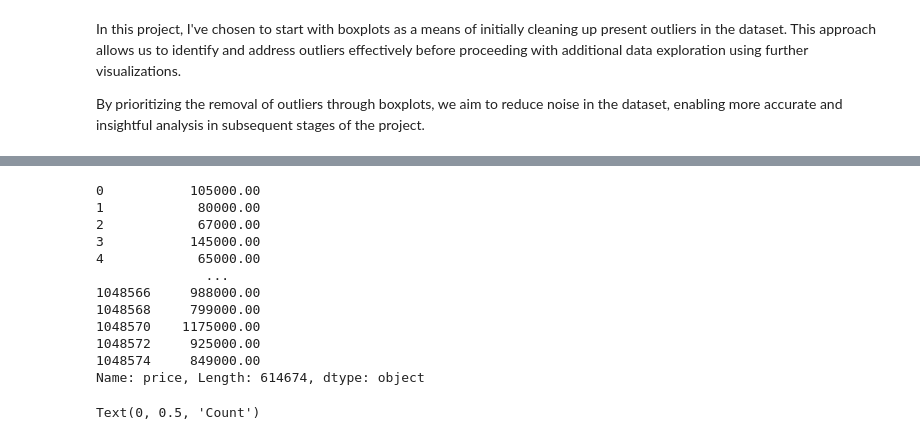
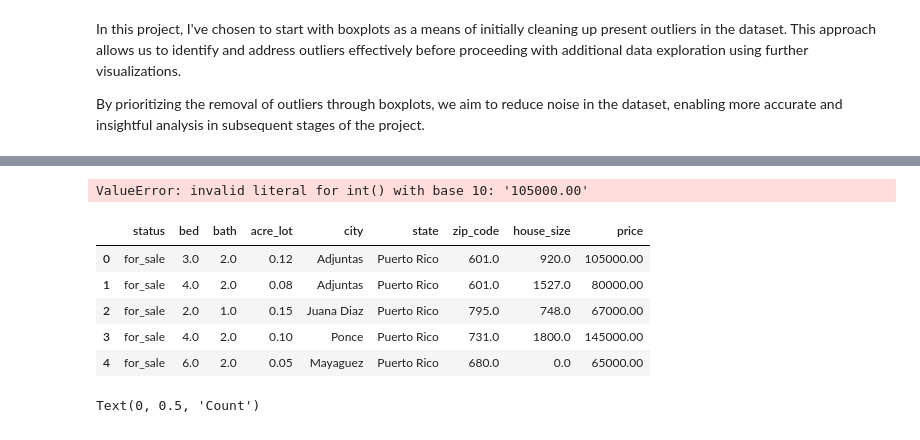
Before and after one commit to KimKarydas/House-Price-Prediction, a Jupyter notebook: US-real-estate.ipynb, the cells around one changed output, grey strips where cells are left out. Drawn from its saved outputs; the diff is of its cells as text; code cells hidden in the pictures.

```diff
--- a/US-real-estate.ipynb
+++ b/US-real-estate.ipynb
@@ -230,20 +252,19 @@ ValueError: Invalid format specifier
 # %%
 #Set the display format for float values
-df_filtered['price'] = df_filtered['price'].apply(lambda x: '{:.2f}'.format(x))
-print(df_filtered['price'])
+df_filtered['price'] = df_filtered['price'].astype(int)
+
+df_filtered['price']
 # %% [output]
-0           105000.00
-1            80000.00
-2            67000.00
-3           145000.00
-4            65000.00
-              ...
-1048566     988000.00
-1048568     799000.00
-1048570    1175000.00
-1048572     925000.00
-1048574     849000.00
-Name: price, Length: 614674, dtype: object
+ValueError: invalid literal for int() with base 10: '105000.00'
+# %%
+df_filtered.head(5)
+# %% [output]
+|  | status | bed | bath | acre_lot | city | state | zip_code | house_size | price |
+| 0 | for_sale | 3.0 | 2.0 | 0.12 | Adjuntas | Puerto Rico | 601.0 | 920.0 | 105000.00 |
+| 1 | for_sale | 4.0 | 2.0 | 0.08 | Adjuntas | Puerto Rico | 601.0 | 1527.0 | 80000.00 |
+| 2 | for_sale | 2.0 | 1.0 | 0.15 | Juana Diaz | Puerto Rico | 795.0 | 748.0 | 67000.00 |
+| 3 | for_sale | 4.0 | 2.0 | 0.10 | Ponce | Puerto Rico | 731.0 | 1800.0 | 145000.00 |
+| 4 | for_sale | 6.0 | 2.0 | 0.05 | Mayaguez | Puerto Rico | 680.0 | 0.0 | 65000.00 |
 # %%
 #Histogram of Bed count distribution
 #Creat Hist
```
Also changed, not shown: parts of 14 cells of this notebook.
